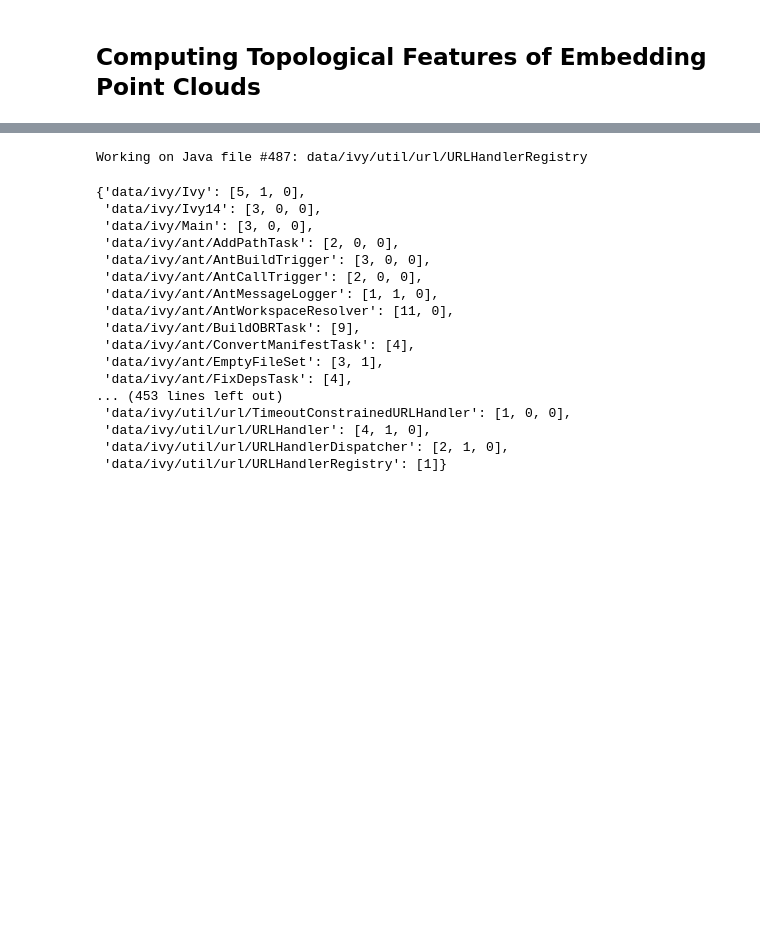
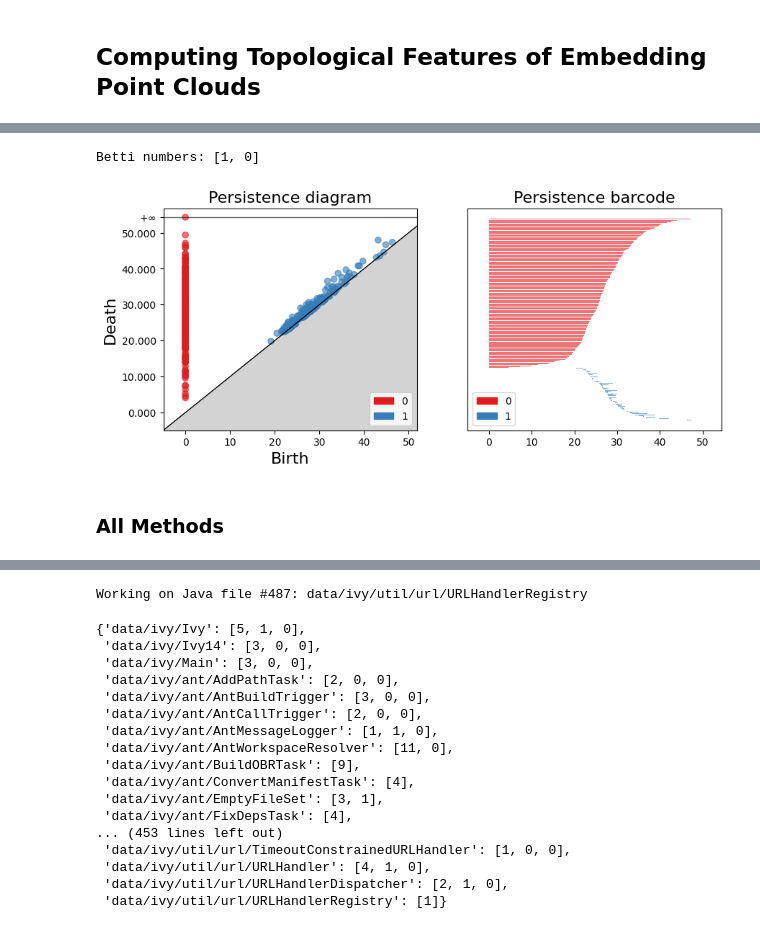
Before and after one commit to CynthiaTheGriffin/topology_project, a Jupyter notebook: AnalyticalEngineering2.ipynb, the cells around one changed output, grey strips where cells are left out. Drawn from its saved outputs; the diff is of its cells as text; code cells hidden in the pictures; blank space fills up the shorter version.

```diff
--- a/AnalyticalEngineering2.ipynb
+++ b/AnalyticalEngineering2.ipynb
@@ -123,0 +165,12 @@ def paths_to_data(paths:Iterable[str]) -> dict:
+# %%
+tree1 = gudhi.RipsComplex(points=data['embeds'], max_edge_length=50).create_simplex_tree(max_dimension=2)
+persist1 = tree1.persistence()
+# %%
+print("Betti numbers:", compute_betti_numbers(tree1, persist1))
+plot_persistence(persist1)
+plt.show()
+# %% [output]
+Betti numbers: [1, 0]
+[figure, added]
+# %% [markdown]
+### All Methods
```
Also changed, not shown: parts of 22 cells of this notebook.
